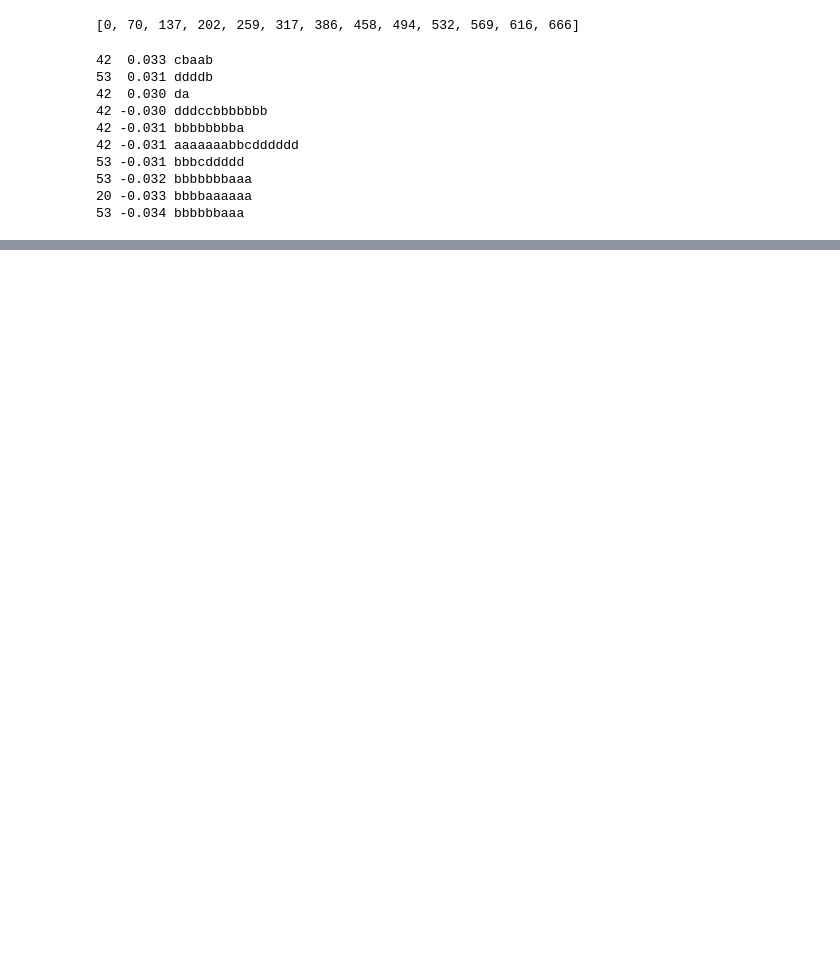
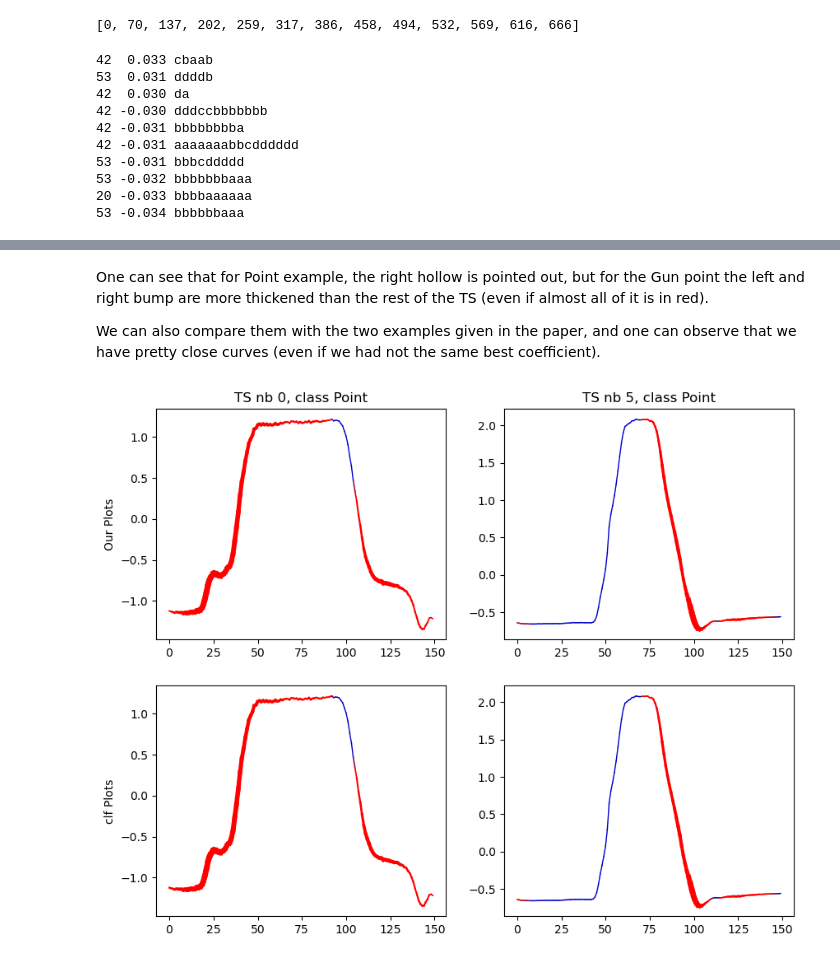
Before and after one commit to StanislasDOZIAS/MR-SEQL, a Jupyter notebook: notebooks/final_notebook.ipynb, the cells around one changed output, grey strips where cells are left out. Cells and saved outputs as stored; diff of their text form; code cells hidden in the pictures; blank space fills up the shorter version.

```diff
--- a/notebooks/final_notebook.ipynb
+++ b/notebooks/final_notebook.ipynb
@@ -301,0 +469,21 @@ True label: Point, predict label: Point
+# %% [markdown]
+One can see that for Point example, the right hollow is pointed out, but for the Gun point the left and right bump are more thickened than the rest of the TS (even if almost all of it is in red).
+
+We can also compare them with the two examples given in the paper, and one can observe that we have pretty close curves (even if we had not the same best coefficient).
+# %%
+fig, ax = plt.subplots(2,2, figsize = (10,8))
+for num_plot, num_data in enumerate([0,5]):
+    timeseries = X_test["dim_0"][num_data].to_numpy()
+    label = y_test[num_data]
+    weighted_ts = get_weighted_ts(timeseries, label)
+    paper_weighted_ts = get_paper_weighted_ts(timeseries, label)
+
+    plot_thickness(timeseries, np.maximum(weighted_ts, 0), ax=ax[0][num_plot])
+    plot_thickness(timeseries, np.maximum(paper_weighted_ts, 0), ax=ax[1][num_plot])
+    ax[0][num_plot].set_title(f'TS nb {num_data}, class {class_dict[y_train[num_data]]}')
+
+ax[0][0].set_ylabel("Our Plots")
+ax[1][0].set_ylabel("clf Plots")
+plt.show()
+# %% [output]
+[figure, added]
```
Also changed, not shown: parts of 41 cells of this notebook, 2 other files.
